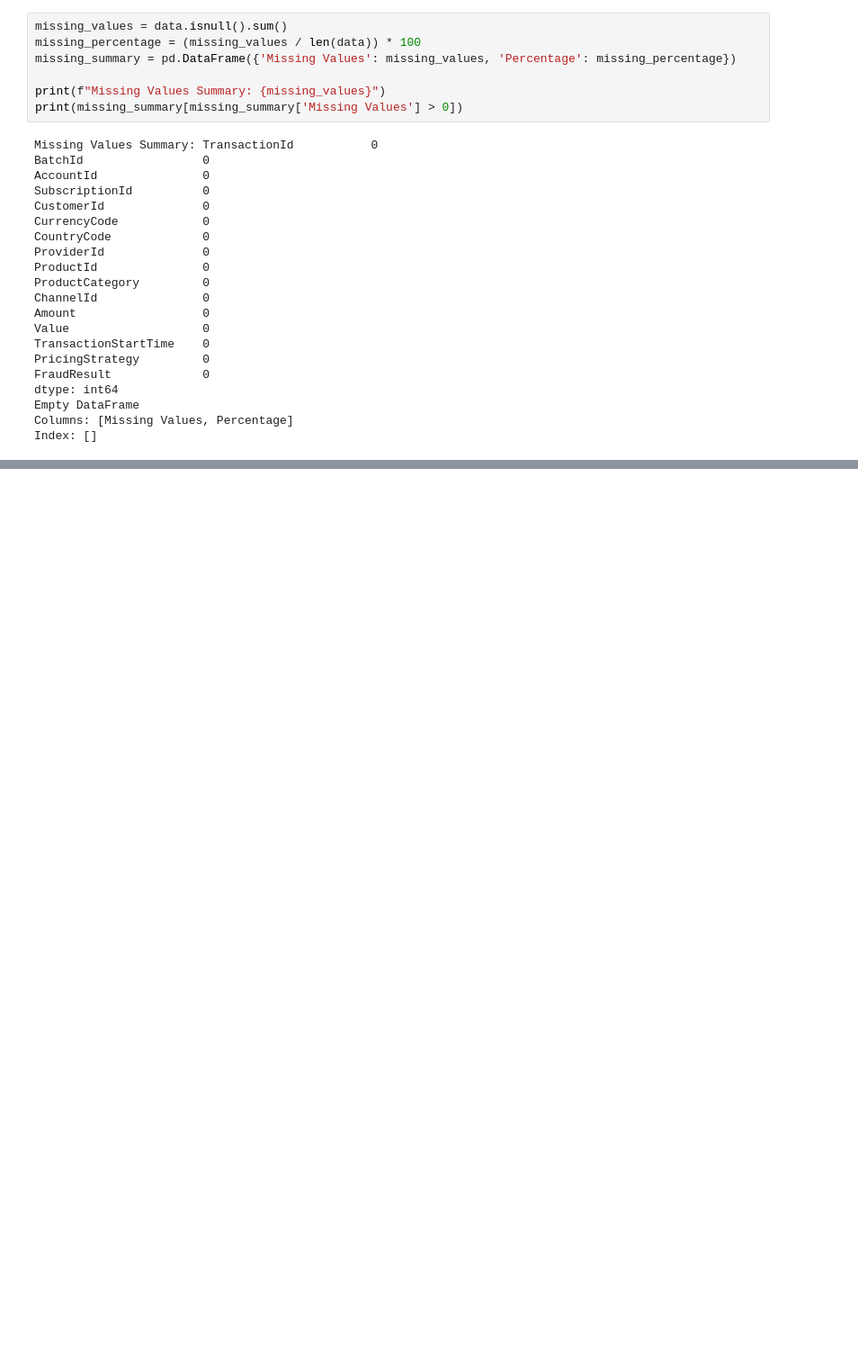
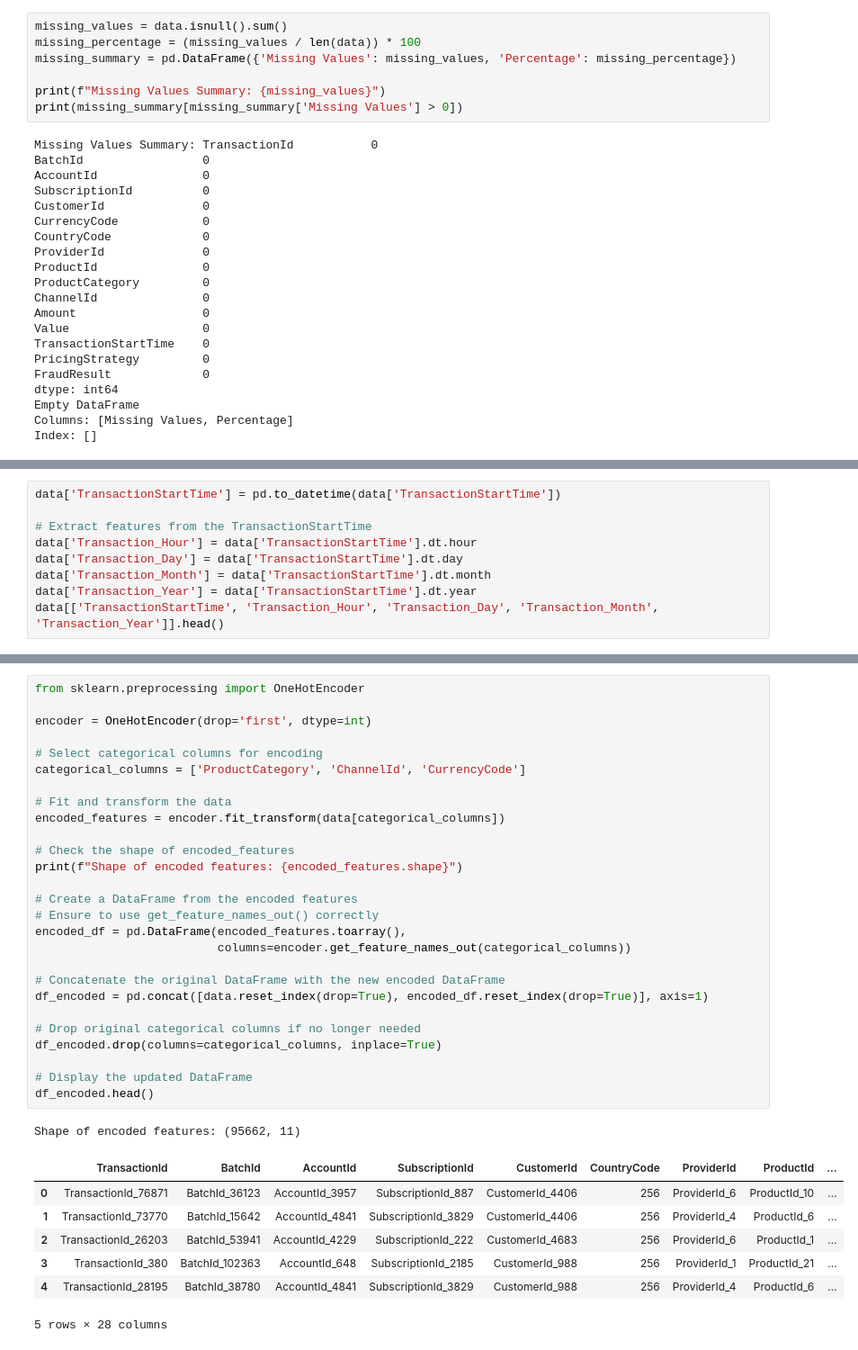
Before and after one commit to amannnnnyyyy/Credit-Scoring_and_Risk-Analysis, a Jupyter notebook: notebooks/credit_scoring_bati.ipynb, the cells around one changed output, grey strips where cells are left out. Shown: that part at 90% size. Cells and saved outputs as stored; diff of their text form; blank space fills up the shorter version.

```diff
--- a/notebooks/credit_scoring_bati.ipynb
+++ b/notebooks/credit_scoring_bati.ipynb
@@ -306,0 +335,9 @@ Index: []
+# %%
+data['TransactionStartTime'] = pd.to_datetime(data['TransactionStartTime'])
+
+# Extract features from the TransactionStartTime
+data['Transaction_Hour'] = data['TransactionStartTime'].dt.hour
+data['Transaction_Day'] = data['TransactionStartTime'].dt.day
+data['Transaction_Month'] = data['TransactionStartTime'].dt.month
+data['Transaction_Year'] = data['TransactionStartTime'].dt.year
+data[['TransactionStartTime', 'Transaction_Hour', 'Transaction_Day', 'Transaction_Month', 'Transaction_Year']].head()
@@ -306,0 +351,36 @@ Index: []
+# %%
+from sklearn.preprocessing import OneHotEncoder
+
+encoder = OneHotEncoder(drop='first', dtype=int)
+
+# Select categorical columns for encoding
+categorical_columns = ['ProductCategory', 'ChannelId', 'CurrencyCode']
+
+# Fit and transform the data
+encoded_features = encoder.fit_transform(data[categorical_columns])
+
+# Check the shape of encoded_features
+print(f"Shape of encoded features: {encoded_features.shape}")
+
+# Create a DataFrame from the encoded features
+# Ensure to use get_feature_names_out() correctly
+encoded_df = pd.DataFrame(encoded_features.toarray(),
+                          columns=encoder.get_feature_names_out(categorical_columns))
+
+# Concatenate the original DataFrame with the new encoded DataFrame
+df_encoded = pd.concat([data.reset_index(drop=True), encoded_df.reset_index(drop=True)], axis=1)
+
+# Drop original categorical columns if no longer needed
+df_encoded.drop(columns=categorical_columns, inplace=True)
+
+# Display the updated DataFrame
+df_encoded.head()
+# %% [output]
+Shape of encoded features: (95662, 11)
+|  | TransactionId | BatchId | AccountId | SubscriptionId | CustomerId | CountryCode | ProviderId | ProductId | ... |
+| 0 | TransactionId_76871 | BatchId_36123 | AccountId_3957 | SubscriptionId_887 | CustomerId_4406 | 256 | ProviderId_6 | ProductId_10 | ... |
+| 1 | TransactionId_73770 | BatchId_15642 | AccountId_4841 | SubscriptionId_3829 | CustomerId_4406 | 256 | ProviderId_4 | ProductId_6 | ... |
+| 2 | TransactionId_26203 | BatchId_53941 | AccountId_4229 | SubscriptionId_222 | CustomerId_4683 | 256 | ProviderId_6 | ProductId_1 | ... |
+| 3 | TransactionId_380 | BatchId_102363 | AccountId_648 | SubscriptionId_2185 | CustomerId_988 | 256 | ProviderId_1 | ProductId_21 | ... |
+| 4 | TransactionId_28195 | BatchId_38780 | AccountId_4841 | SubscriptionId_3829 | CustomerId_988 | 256 | ProviderId_4 | ProductId_6 | ... |
+5 rows × 28 columns
```
Also changed, not shown: parts of 8 cells of this notebook.
